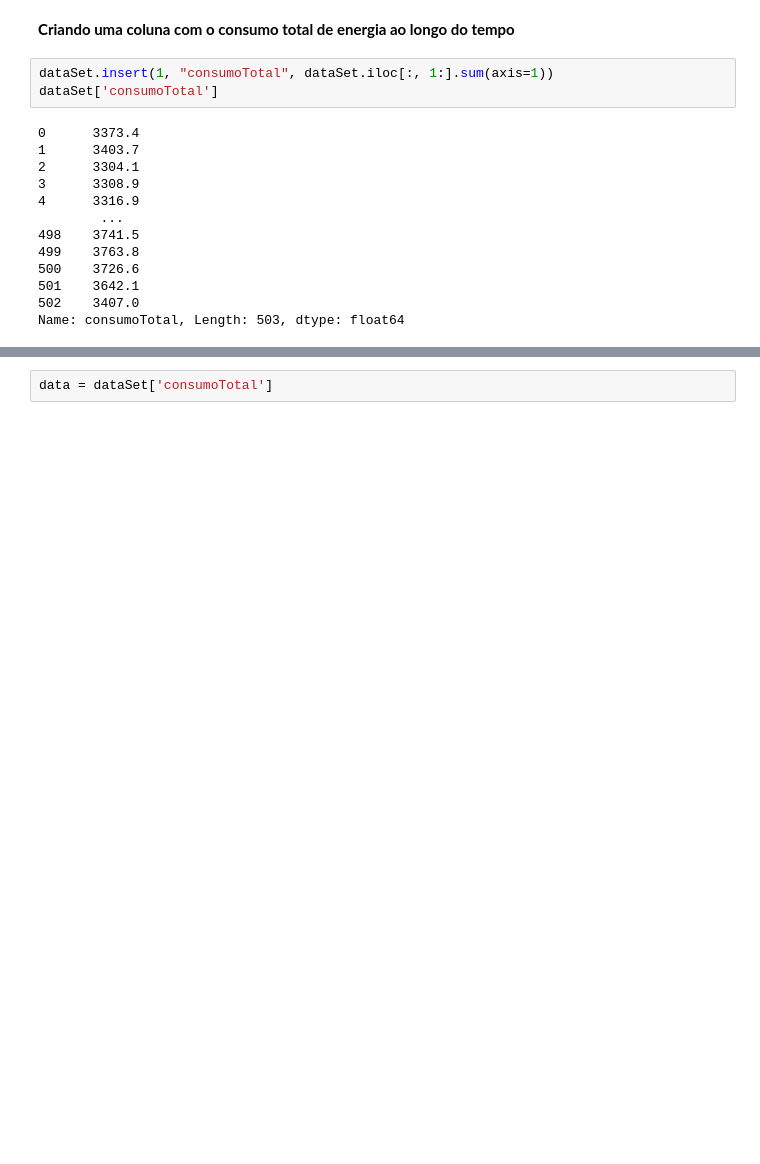
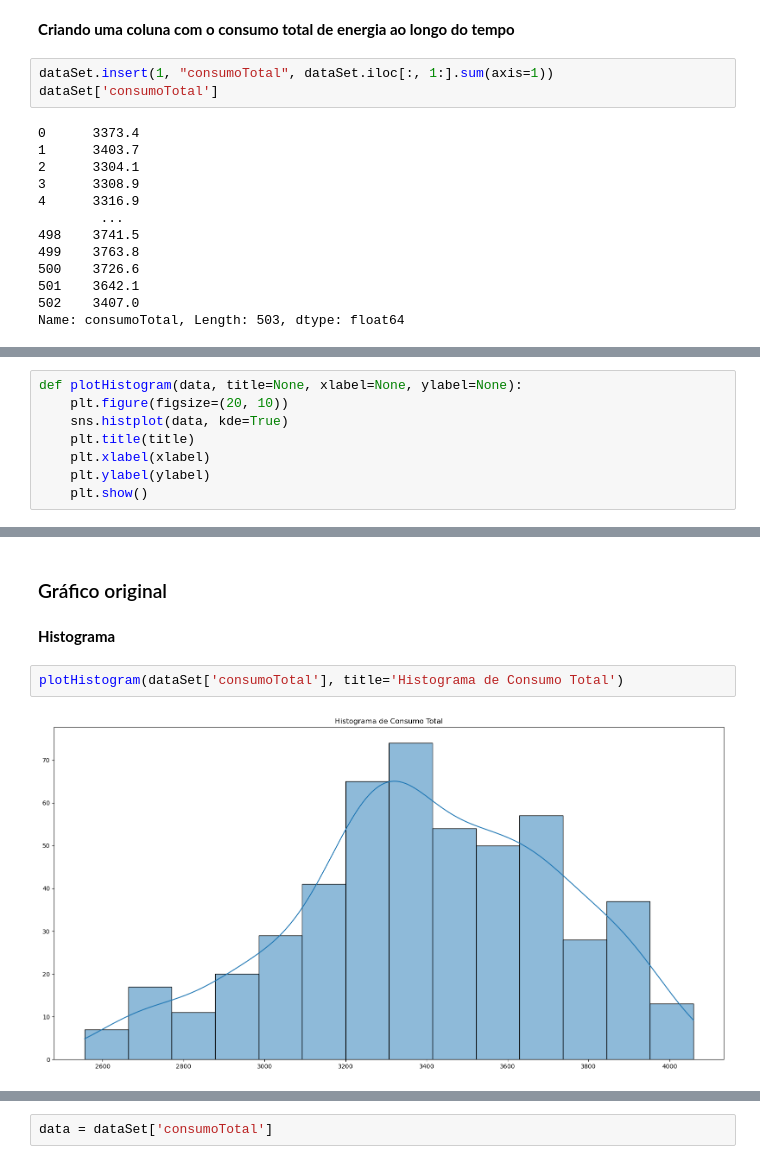
Before and after one commit to Elizetaa/Otimizacao-de-Gas-com-Neuro-Evolucao, a Jupyter notebook: main.ipynb, the cells around one changed output, grey strips where cells are left out. Cells and saved outputs as stored; diff of their text form; blank space fills up the shorter version.

```diff
--- a/main.ipynb
+++ b/main.ipynb
@@ -130,0 +137,8 @@ Name: consumoTotal, Length: 503, dtype: float64
+# %%
+def plotHistogram(data, title=None, xlabel=None, ylabel=None):
+    plt.figure(figsize=(20, 10))
+    sns.histplot(data, kde=True)
+    plt.title(title)
+    plt.xlabel(xlabel)
+    plt.ylabel(ylabel)
+    plt.show()
@@ -130,0 +229,8 @@ Name: consumoTotal, Length: 503, dtype: float64
+# %% [markdown]
+### Gráfico original
+# %% [markdown]
+**Histograma**
+# %%
+plotHistogram(dataSet['consumoTotal'], title='Histograma de Consumo Total')
+# %% [output]
+[figure, added]
```
Also changed, not shown: parts of 89 cells of this notebook.
